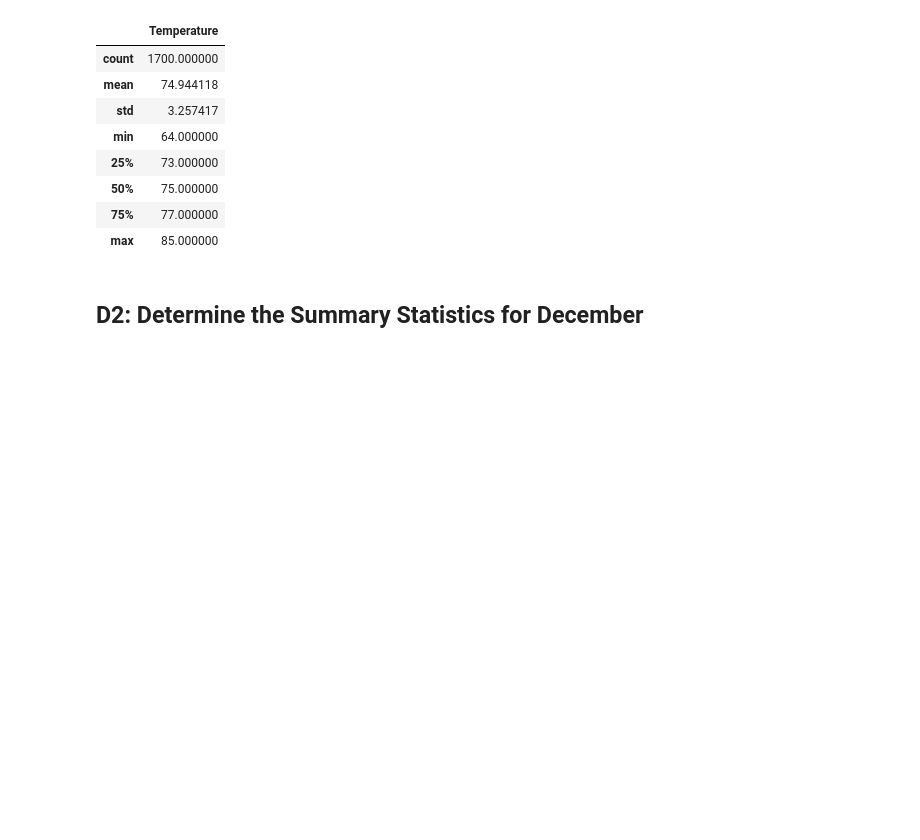
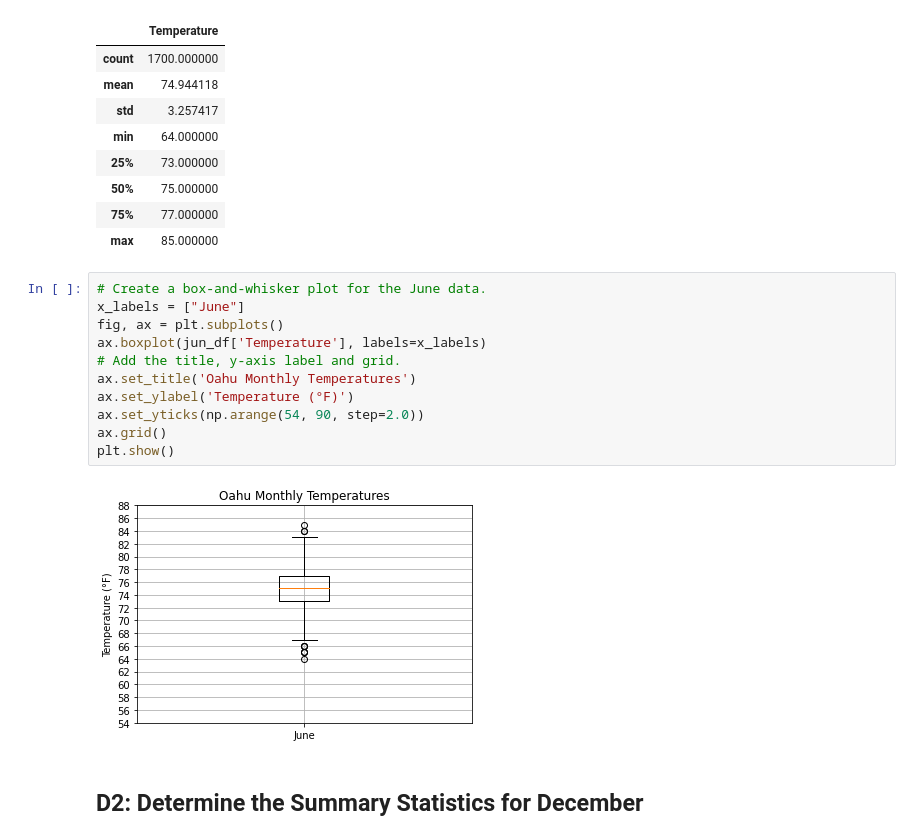
Before and after one commit to ian-zukowski/Surfs_Up, a Jupyter notebook: SurfsUp_Challenge.ipynb, the cells around one changed output. Cells and saved outputs as stored; diff of their text form; blank space fills up the shorter version.

```diff
--- a/SurfsUp_Challenge.ipynb
+++ b/SurfsUp_Challenge.ipynb
@@ -90,6 +91,19 @@ jun_df.describe()
 | 50% | 75.000000 |
 | 75% | 77.000000 |
 | max | 85.000000 |
+# %%
+# Create a box-and-whisker plot for the June data.
+x_labels = ["June"]
+fig, ax = plt.subplots()
+ax.boxplot(jun_df['Temperature'], labels=x_labels)
+# Add the title, y-axis label and grid.
+ax.set_title('Oahu Monthly Temperatures')
+ax.set_ylabel('Temperature (°F)')
+ax.set_yticks(np.arange(54, 90, step=2.0))
+ax.grid()
+plt.show()
+# %% [output]
+[figure, added]
 # %% [markdown]
 ## D2: Determine the Summary Statistics for December
 # %%
```
Also changed, not shown: parts of 4 cells of this notebook, 6 other files.
